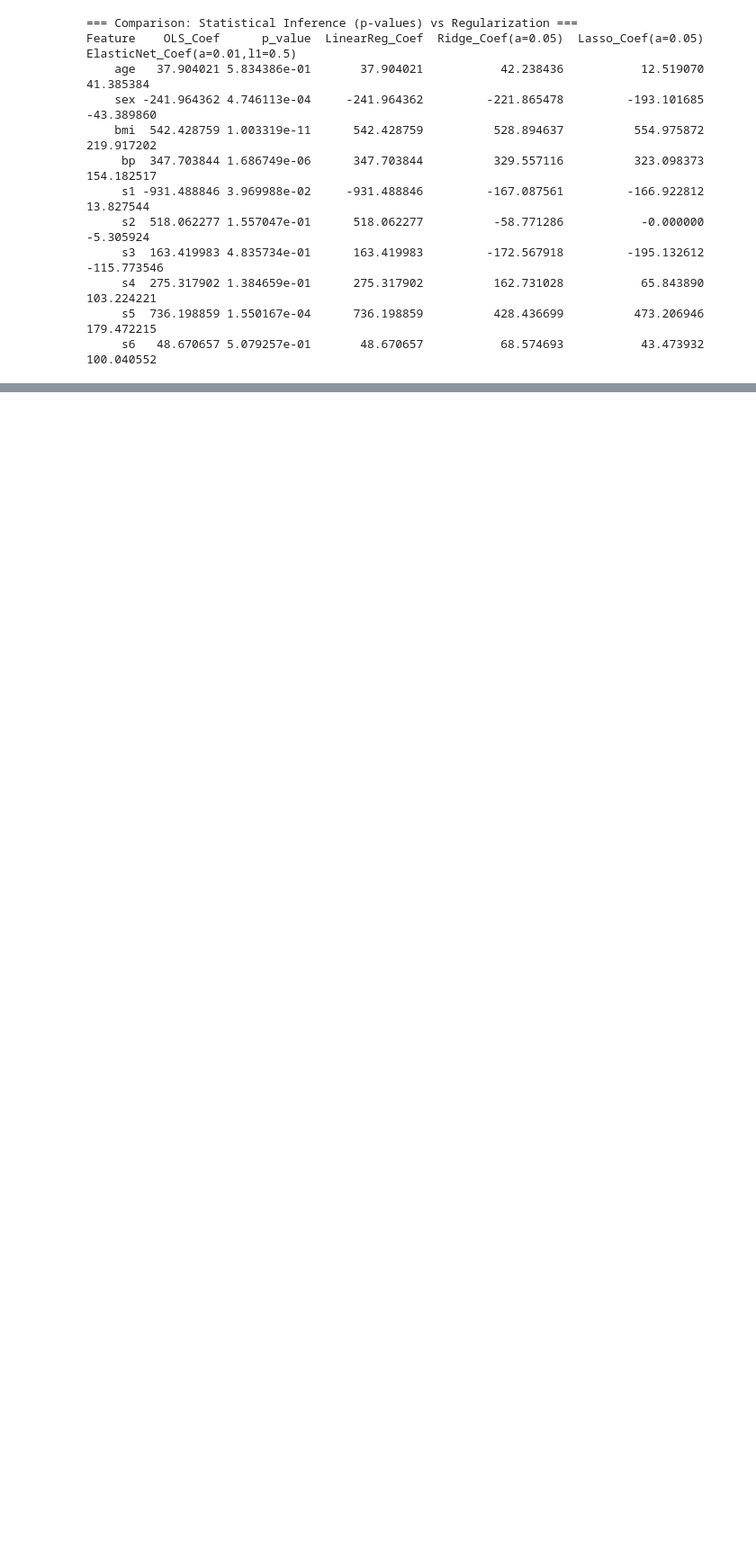
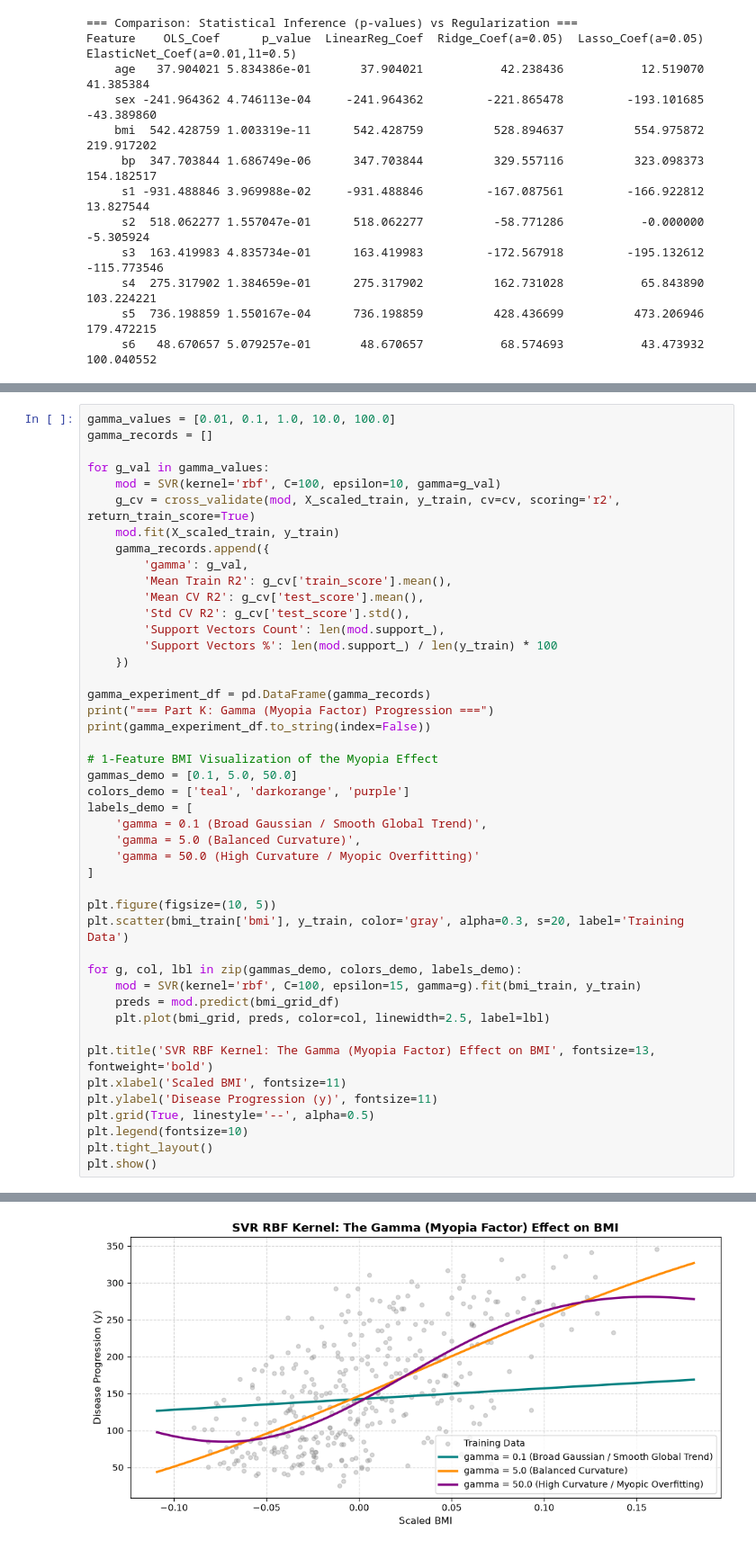
Before and after one commit to abed-dvp/diabetes-model-tuning, a Jupyter notebook: notebook.ipynb, the cells around one changed output, grey strips where cells are left out. Shown at 90% size. Saved outputs shown, nothing was run; the diff lists cells and outputs as text; blank space fills up the shorter version.

```diff
--- a/notebook.ipynb
+++ b/notebook.ipynb
@@ -1558,0 +2104,46 @@ print("=== Step 4 Verification Complete: All Empirical Checks Passed ===")
+# %%
+gamma_values = [0.01, 0.1, 1.0, 10.0, 100.0]
+gamma_records = []
+
+for g_val in gamma_values:
+    mod = SVR(kernel='rbf', C=100, epsilon=10, gamma=g_val)
+    g_cv = cross_validate(mod, X_scaled_train, y_train, cv=cv, scoring='r2', return_train_score=True)
+    mod.fit(X_scaled_train, y_train)
+    gamma_records.append({
+        'gamma': g_val,
+        'Mean Train R2': g_cv['train_score'].mean(),
+        'Mean CV R2': g_cv['test_score'].mean(),
+        'Std CV R2': g_cv['test_score'].std(),
+        'Support Vectors Count': len(mod.support_),
+        'Support Vectors %': len(mod.support_) / len(y_train) * 100
+    })
+
+gamma_experiment_df = pd.DataFrame(gamma_records)
+print("=== Part K: Gamma (Myopia Factor) Progression ===")
+print(gamma_experiment_df.to_string(index=False))
+
+# 1-Feature BMI Visualization of the Myopia Effect
+gammas_demo = [0.1, 5.0, 50.0]
+colors_demo = ['teal', 'darkorange', 'purple']
+labels_demo = [
+    'gamma = 0.1 (Broad Gaussian / Smooth Global Trend)',
+    'gamma = 5.0 (Balanced Curvature)',
+    'gamma = 50.0 (High Curvature / Myopic Overfitting)'
+]
+
+plt.figure(figsize=(10, 5))
+plt.scatter(bmi_train['bmi'], y_train, color='gray', alpha=0.3, s=20, label='Training Data')
+
+for g, col, lbl in zip(gammas_demo, colors_demo, labels_demo):
+    mod = SVR(kernel='rbf', C=100, epsilon=15, gamma=g).fit(bmi_train, y_train)
+    preds = mod.predict(bmi_grid_df)
+    plt.plot(bmi_grid, preds, color=col, linewidth=2.5, label=lbl)
+
+plt.title('SVR RBF Kernel: The Gamma (Myopia Factor) Effect on BMI', fontsize=13, fontweight='bold')
+plt.xlabel('Scaled BMI', fontsize=11)
+plt.ylabel('Disease Progression (y)', fontsize=11)
+plt.grid(True, linestyle='--', alpha=0.5)
+plt.legend(fontsize=10)
+plt.tight_layout()
+plt.show()
+# %% [output]
@@ -1558,0 +2157 @@ print("=== Step 4 Verification Complete: All Empirical Checks Passed ===")
+[figure, added]
```
Also changed, not shown: parts of 30 cells of this notebook, 1 other file.
